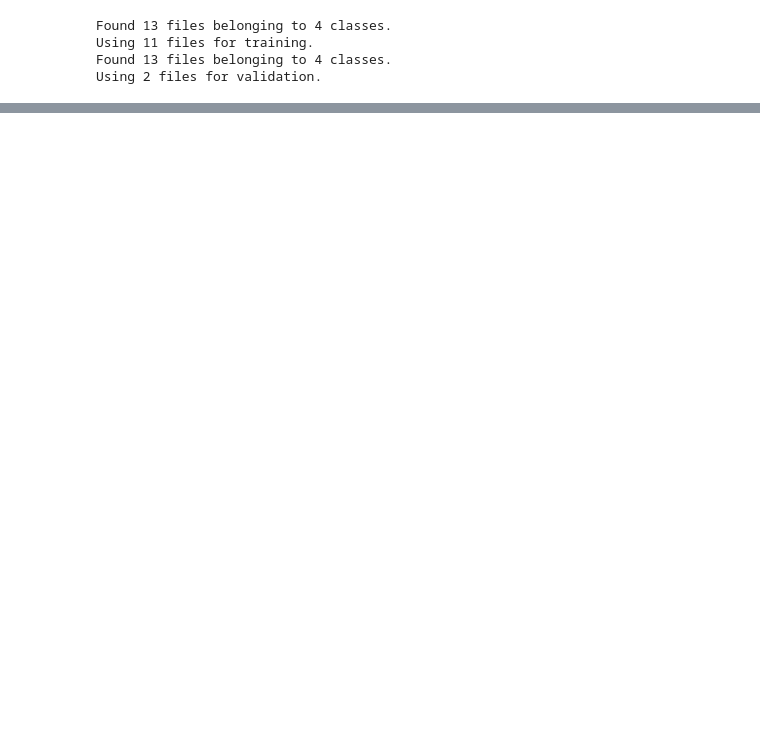
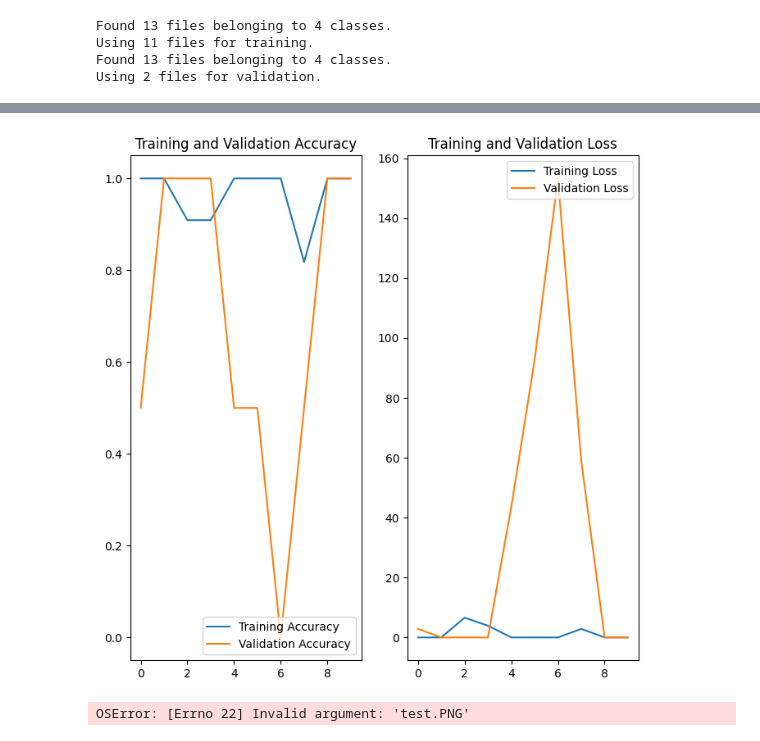
Before and after one commit to cjcocokrisp/shine.ai, a Jupyter notebook: model.ipynb, the cells around one changed output, grey strips where cells are left out. Saved outputs shown, nothing was run; the diff lists cells and outputs as text; code cells hidden in the pictures; blank space fills up the shorter version.

Commit message:
Start building model and slightly increase dataset size

```diff
--- a/model.ipynb
+++ b/model.ipynb
@@ -5,7 +5,7 @@ from PIL import Image
 import numpy
 import os
 # %%
-# Create the mudkip dataset
+# Create the dataset
 data_dir = Path('./dataset/mudkip/')
 
 img_height = 200
@@ -18,6 +18,7 @@ train_ds = tf.keras.utils.image_dataset_from_directory(
     seed = 258, # mudkips pokedex number
     image_size=(img_height, img_width),
     crop_to_aspect_ratio=True,
+    shuffle=True
 )
 
 valid_ds = tf.keras.utils.image_dataset_from_directory(
@@ -27,9 +28,14 @@ valid_ds = tf.keras.utils.image_dataset_from_directory(
     seed = 258, # mudkips pokedex number
     image_size=(img_height, img_width),
     crop_to_aspect_ratio=True,
+    shuffle=True
 )
 
 class_names = train_ds.class_names
+
+AUTOTUNE = tf.data.AUTOTUNE
+train_ds = train_ds.cache().prefetch(buffer_size=AUTOTUNE)
+valid_ds = valid_ds.cache().prefetch(buffer_size=AUTOTUNE)
 # %% [output]
 Found 13 files belonging to 4 classes.
 Using 11 files for training.
@@ -62,0 +97,28 @@ model.add(tf.keras.layers.Dense(output_columns, activation='sigmoid'))
+# %%
+# Train model
+epochs = 10
+history = model.fit(train_ds, validation_data=valid_ds, epochs=epochs)
+
+# Visualize training results
+acc = history.history['accuracy']
+val_acc = history.history['val_accuracy']
+
+loss = history.history['loss']
+val_loss = history.history['val_loss']
+
+epochs_range = range(epochs)
+
+plt.figure(figsize=(8, 8))
+plt.subplot(1, 2, 1)
+plt.plot(epochs_range, acc, label='Training Accuracy')
+plt.plot(epochs_range, val_acc, label='Validation Accuracy')
+plt.legend(loc='lower right')
+plt.title('Training and Validation Accuracy')
+
+plt.subplot(1, 2, 2)
+plt.plot(epochs_range, loss, label='Training Loss')
+plt.plot(epochs_range, val_loss, label='Validation Loss')
+plt.legend(loc='upper right')
+plt.title('Training and Validation Loss')
+plt.show()
+# %% [output]
@@ -62,0 +145,7 @@ model.add(tf.keras.layers.Dense(output_columns, activation='sigmoid'))
+[figure, added]
+# %%
+# tesing grounds
+img = tf.keras.utils.load_img('test.PNG', target_size=(img_height, img_width))
+img
+# %% [output]
+OSError: [Errno 22] Invalid argument: 'test.PNG'
```
Also changed, not shown: parts of 4 cells of this notebook, 18 other files.
